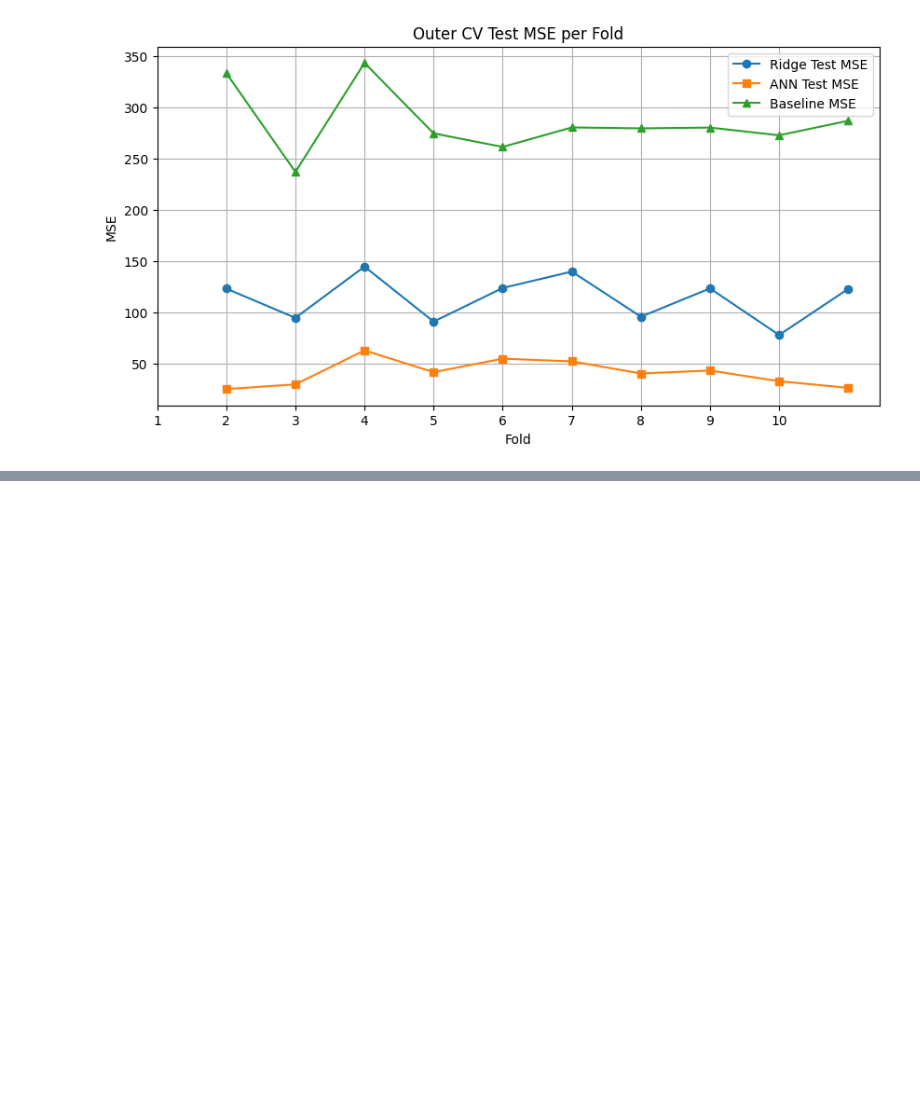
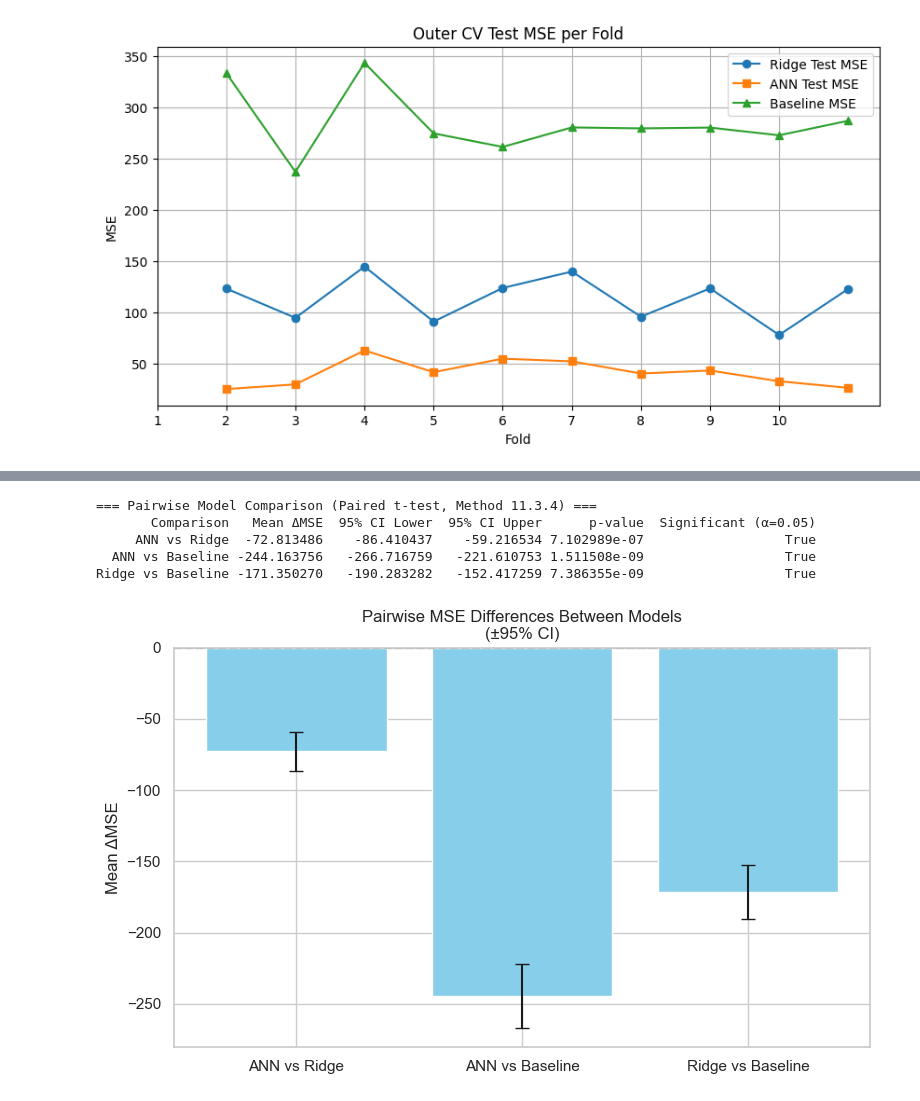
Before and after one commit to chrisd314/02452_Machine_Learning_Project_Fall_2025, a Jupyter notebook: ML Assignment 2 - Regression_TaskB.ipynb, the cells around one changed output, grey strips where cells are left out. Cells and saved outputs as stored; diff of their text form; code cells hidden in the pictures; blank space fills up the shorter version.

```diff
--- a/ML Assignment 2 - Regression_TaskB.ipynb
+++ b/ML Assignment 2 - Regression_TaskB.ipynb
@@ -439,0 +245,75 @@ Ridge vs Baseline:
+# %%
+from scipy.stats import ttest_rel, t
+import pandas as pd
+import numpy as np
+
+# --- Pairwise differences ---
+ridge_mse = results_df['Ridge Test MSE'].values
+ann_mse = results_df['ANN Test MSE'].values
+baseline_mse = results_df['Baseline MSE'].values
+
+z_ann_ridge = ann_mse - ridge_mse
+z_ann_base = ann_mse - baseline_mse
+z_ridge_base = ridge_mse - baseline_mse
+
+# --- Paired t-tests ---
+t_ann_ridge = ttest_rel(ann_mse, ridge_mse)
+t_ann_base = ttest_rel(ann_mse, baseline_mse)
+t_ridge_base = ttest_rel(ridge_mse, baseline_mse)
+
+# --- Confidence intervals (Method 11.3.4) ---
+def confidence_interval(z, alpha=0.05):
+    n = len(z)
+    z_bar = np.mean(z)
+    s = np.std(z, ddof=1)
+    t_crit = t.ppf(1 - alpha/2, n - 1)
+    margin = t_crit * s / np.sqrt(n)
+    return z_bar - margin, z_bar + margin
+
+ci_ann_ridge = confidence_interval(z_ann_ridge)
+ci_ann_base = confidence_interval(z_ann_base)
+ci_ridge_base = confidence_interval(z_ridge_base)
+
+# --- Summary table ---
+summary = pd.DataFrame({
+    "Comparison": ["ANN vs Ridge", "ANN vs Baseline", "Ridge vs Baseline"],
+    "Mean ΔMSE": [np.mean(z_ann_ridge), np.mean(z_ann_base), np.mean(z_ridge_base)],
+    "95% CI Lower": [ci_ann_ridge[0], ci_ann_base[0], ci_ridge_base[0]],
+    "95% CI Upper": [ci_ann_ridge[1], ci_ann_base[1], ci_ridge_base[1]],
+    "p-value": [t_ann_ridge.pvalue, t_ann_base.pvalue, t_ridge_base.pvalue]
+})
+
+summary["Significant (α=0.05)"] = summary["p-value"] < 0.05
+
+print("\n=== Pairwise Model Comparison (Paired t-test, Method 11.3.4) ===")
+print(summary.to_string(index=False))
+import seaborn as sns
+# --- Set up plotting style ---
+sns.set(style="whitegrid")
+plt.figure(figsize=(8, 5))
+
+# --- Data for plotting ---
+comparisons = summary["Comparison"]
+mean_delta = summary["Mean ΔMSE"]
+ci_lower = summary["95% CI Lower"]
+ci_upper = summary["95% CI Upper"]
+
+# Compute error bars
+error_lower = mean_delta - ci_lower
+error_upper = ci_upper - mean_delta
+error = [error_lower, error_upper]
+
+# --- Bar plot with error bars ---
+plt.bar(comparisons, mean_delta, yerr=error, capsize=5, color='skyblue')
+plt.axhline(0, color='gray', linestyle='--')
+plt.ylabel("Mean ΔMSE")
+plt.title("Pairwise MSE Differences Between Models\n(±95% CI)")
+plt.tight_layout()
+plt.show()
+# %% [output]
+=== Pairwise Model Comparison (Paired t-test, Method 11.3.4) ===
+       Comparison   Mean ΔMSE  95% CI Lower  95% CI Upper      p-value  Significant (α=0.05)
+     ANN vs Ridge  -72.813486    -86.410437    -59.216534 7.102989e-07                  True
+  ANN vs Baseline -244.163756   -266.716759   -221.610753 1.511508e-09                  True
+Ridge vs Baseline -171.350270   -190.283282   -152.417259 7.386355e-09                  True
+[figure, added]
```
Also changed, not shown: parts of 1 cell of this notebook.
